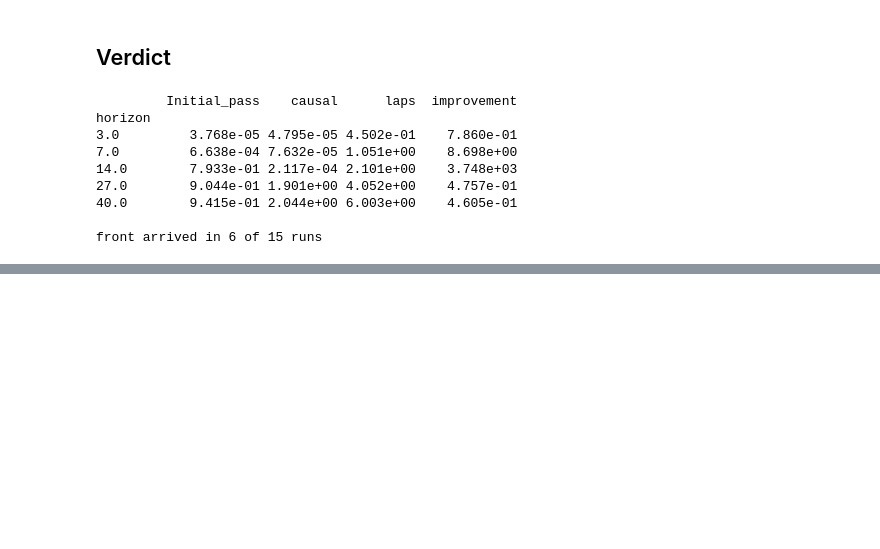
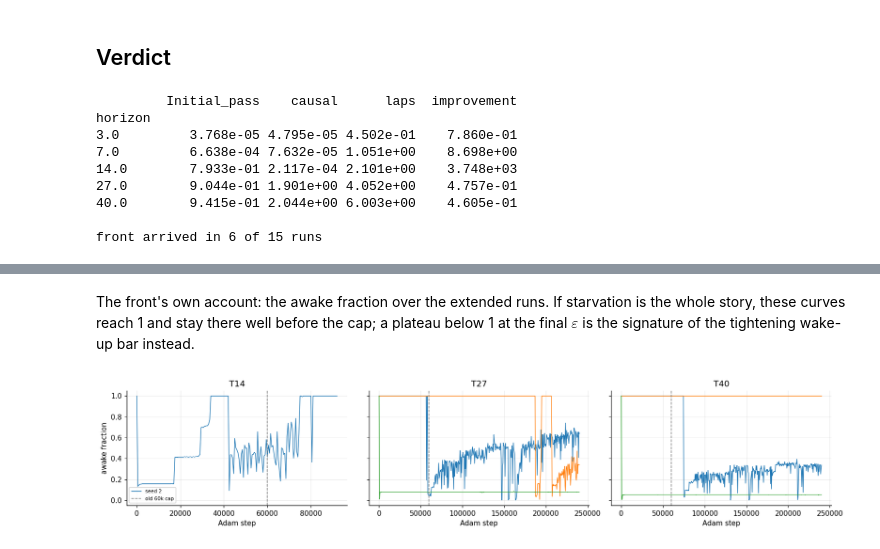
Before and after one commit to GeorgeWilliam1999/Van_Der_Pole, a Jupyter notebook: continuous_time_network/Causal_weighting/causal_weighting_sweep.ipynb, the cells around one changed output, grey strips where cells are left out. Saved outputs shown, nothing was run; the diff lists cells and outputs as text; code cells hidden in the pictures; blank space fills up the shorter version.

```diff
--- a/continuous_time_network/Causal_weighting/causal_weighting_sweep.ipynb
+++ b/continuous_time_network/Causal_weighting/causal_weighting_sweep.ipynb
@@ -311,3 +366,29 @@ front arrived in 6 of 15 runs
+# %% [markdown]
+The front's own account: the awake fraction over the extended runs. If starvation is the
+whole story, these curves reach 1 and stay there well before the cap; a plateau below 1 at
+the final $\varepsilon$ is the signature of the tightening wake-up bar instead.
+# %%
+ext_dirs = sorted((Path.cwd() / "results_extended_budget").glob("T*"))
+fig, axes = plt.subplots(1, len(ext_dirs), figsize=(5 * len(ext_dirs), 3.2),
+                         sharey=True, squeeze=False)
+for ax, d in zip(axes[0], ext_dirs):
+    h = pd.read_csv(d / "training_histories.csv")
+    h = h[h.phase == "adam"]
+    for seed, colour in zip(sorted(h.seed.unique()), ["C0", "C1", "C2"]):
+        a = h[h.seed == seed]
+        ax.plot(a.step, a.awake_fraction, color=colour, lw=0.9,
+                label=f"seed {seed}")
+    ax.axvline(60_000, color="grey", ls="--", lw=1, label="old 60k cap")
+    ax.set_title(d.name)
+    ax.set_xlabel("Adam step")
+    ax.set_ylim(-0.05, 1.05)
+axes[0][0].set_ylabel("awake fraction")
+axes[0][0].legend(fontsize=7)
+fig.tight_layout()
+fig.savefig(FIGURES / "08_extended_front_telemetry.png", bbox_inches="tight")
+plt.show()
+# %% [output]
+[figure, added]
 # %% [markdown]
 ## Conclusions
 
```
Also changed, not shown: parts of 4 cells of this notebook, 16 other files.
